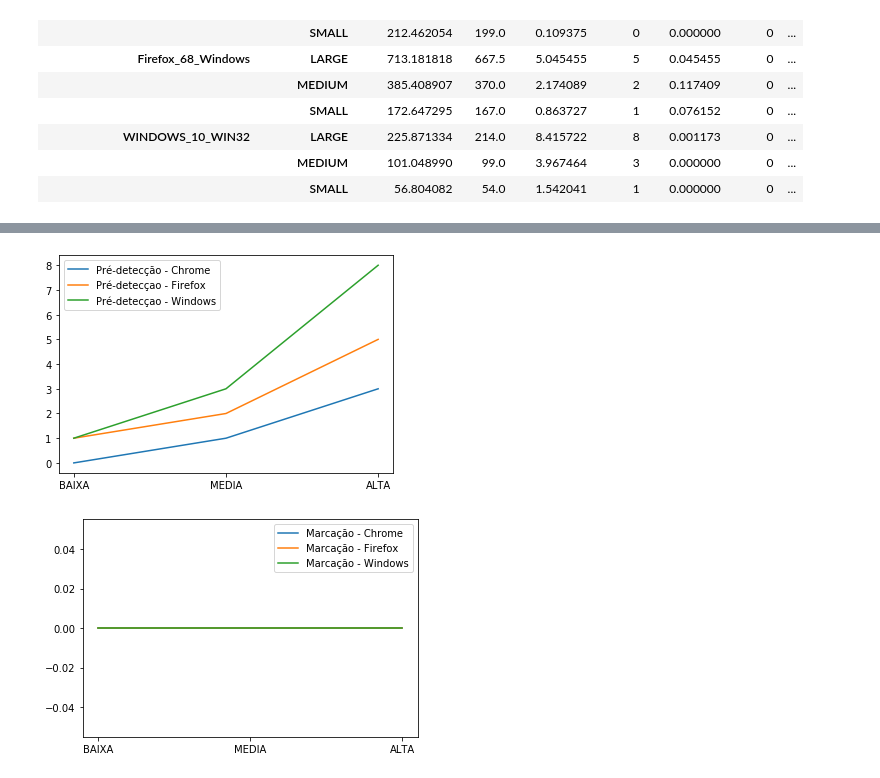
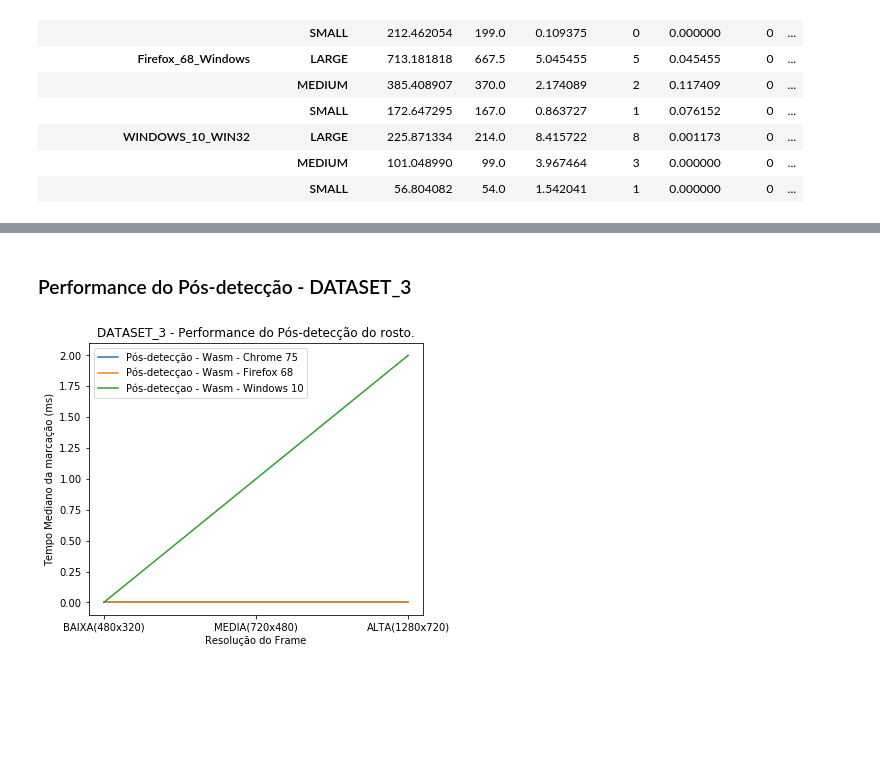
Before and after one commit to lourencoccc/tccwasm, a Jupyter notebook: outcomes/tccwasm_stats.ipynb, the cells around one changed output, grey strips where cells are left out. Drawn from its saved outputs; the diff is of its cells as text; code cells hidden in the pictures; blank space fills up the shorter version.

```diff
--- a/outcomes/tccwasm_stats.ipynb
+++ b/outcomes/tccwasm_stats.ipynb
@@ -195,7 +262,7 @@ total_f = df_ds1_st.loc['DATASET_1','Firefox_68_Windows']['total_time_ms']['medi
 total_w = df_ds1_st.loc['DATASET_1','WINDOWS_10_WIN32']['total_time_ms']['median'].sort_values()
 activity = ["BAIXA(480x320)", "MEDIA(720x480)", "ALTA(1280x720)"]
 
-plt.rcParams["figure.figsize"] = (15,7)
+plt.rcParams["figure.figsize"] = (6,5)
 
 fig, ax1 = plt.subplots()
 ax1.plot(activity, total_c, label="Reprodução - Wasm - Chrome 75")
@@ -204,9 +271,15 @@ ax1.plot(activity, total_w, label="Reprodução - Nativo - Windows 10")
 ax1.legend()
 
 plt.xlabel('Resolução do Frame')
-plt.ylabel('Tempo de Execução (ms)')
-plt.title("DATASET_1 - Mediana do tempo de reprodução de um frame com detecção de um rosto")
+plt.ylabel('Tempo Mediano de Repredução de um frame (ms)')
+plt.title("DATASET_1 - Performance do Progrma Conceito")
 plt.legend()
 
 plt.show()
+
+print("Nativo", total_w)
+print("Wams Firefox", total_f)
+print("Wams Chrome", total_c)
+print("Comparação Nativo x Firefox:", ((((total_w - total_f) * 100)/total_w)/100).mean().round(2))
+print("Comparação Chrome x Firefox:", ((((total_c - total_f) * 100)/total_c)/100).mean().round(2))
 # %% [output]
@@ -229,30 +899,22 @@ plt.show()
+# %% [markdown]
+### Performance do Pós-detecção - DATASET_3
 # %%
-pre_c = df_ds3_st.loc['DATASET_3','Chrome_75_Windows']['pre_time_ms']['median'].sort_values()
-pre_f = df_ds3_st.loc['DATASET_3','Firefox_68_Windows']['pre_time_ms']['median'].sort_values()
-pre_w = df_ds3_st.loc['DATASET_3','WINDOWS_10_WIN32']['pre_time_ms']['median'].sort_values()
-activity = ["BAIXA", "MEDIA", "ALTA"]
+pos_c = df_ds3_st.loc['DATASET_3','Chrome_75_Windows']['pos_time_ms']['median'].sort_values()
+pos_f = df_ds3_st.loc['DATASET_3','Firefox_68_Windows']['pos_time_ms']['median'].sort_values()
+pos_w = df_ds3_st.loc['DATASET_3','WINDOWS_10_WIN32']['pos_time_ms']['median'].sort_values()
+activity = ["BAIXA(480x320)", "MEDIA(720x480)", "ALTA(1280x720)"]
 
 fig, ax = plt.subplots()
-ax.plot(activity, pre_c, label="Pré-detecção - Chrome")
-ax.plot(activity, pre_f, label="Pré-detecçao - Firefox")
-ax.plot(activity, pre_w, label="Pré-detecçao - Windows")
+ax.plot(activity, pos_c, label="Pós-detecção - Wasm - Chrome 75")
+ax.plot(activity, pos_f, label="Pós-detecçao - Wasm - Firefox 68")
+ax.plot(activity, pos_w, label="Pós-detecçao - Wasm - Windows 10")
 ax.legend()
 
+plt.xlabel('Resolução do Frame')
+plt.ylabel('Tempo Mediano da marcação (ms)')
+plt.title("DATASET_3 - Performance do Pós-detecção do rosto.")
+plt.legend()
+
 plt.show()
 # %% [output]
-[figure, old version]
+[figure, new version]
-# %%
-tag_c = df_ds1_st.loc['DATASET_1','Chrome_75_Windows']['tag_time_ms']['median'].sort_values()
-tag_f = df_ds1_st.loc['DATASET_1','Firefox_68_Windows']['tag_time_ms']['median'].sort_values()
-tag_w = df_ds1_st.loc['DATASET_1','WINDOWS_10_WIN32']['tag_time_ms']['median'].sort_values()
-activity = ["BAIXA", "MEDIA", "ALTA"]
-
-fig, ax = plt.subplots()
-ax.plot(activity, tag_c, label="Marcação - Chrome")
-ax.plot(activity, tag_f, label="Marcação - Firefox")
-ax.plot(activity, tag_w, label="Marcação - Windows")
-ax.legend()
-
-plt.show()
-# %% [output]
-[figure, removed]
```
Also changed, not shown: parts of 39 cells of this notebook.
